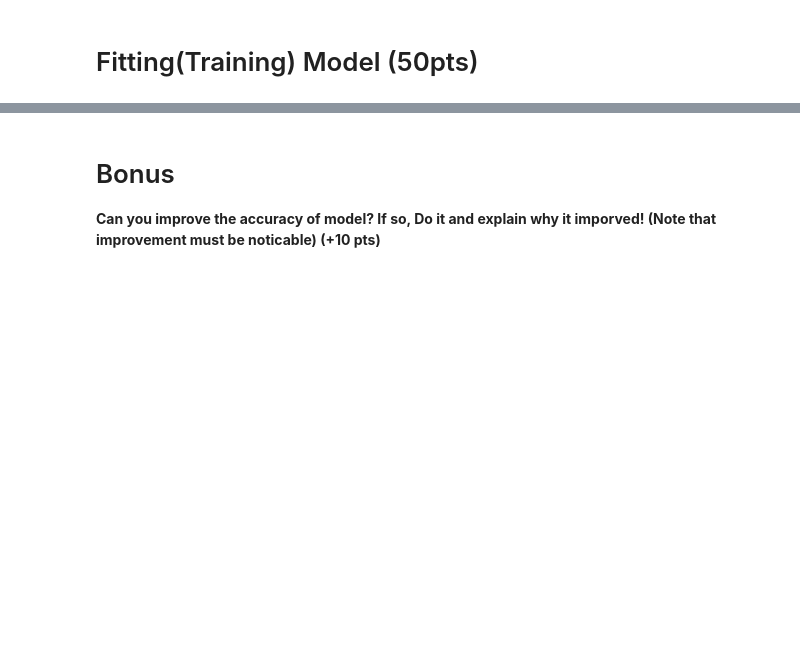
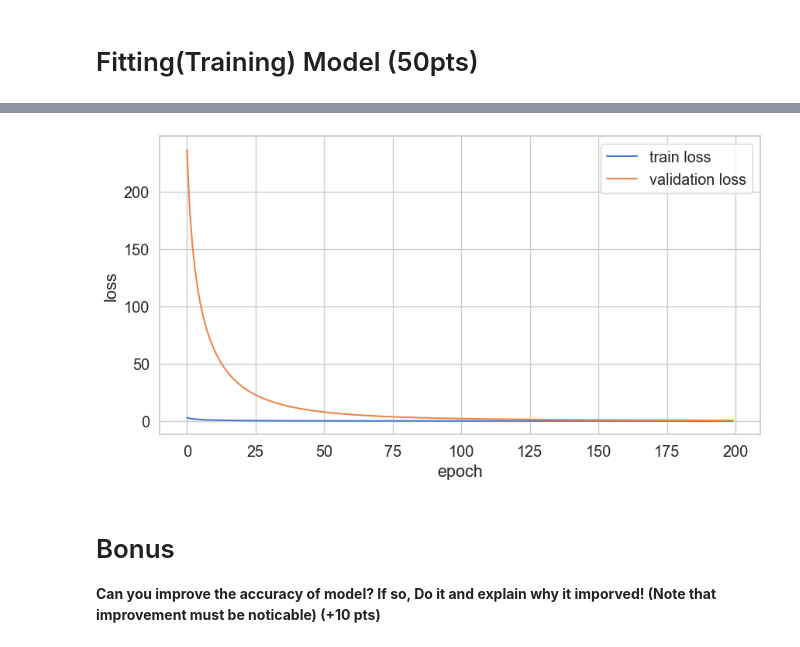
Before and after one commit to Ali-Majlesi/HW1_Deep1401, a Jupyter notebook: DL2022-HW1-P1.ipynb, the cells around one changed output, grey strips where cells are left out. Drawn from its saved outputs; the diff is of its cells as text; code cells hidden in the pictures; blank space fills up the shorter version.

```diff
--- a/DL2022-HW1-P1.ipynb
+++ b/DL2022-HW1-P1.ipynb
@@ -312,6 +312,7 @@ def train_test_split(ratings):
     validation = np.zeros_like(train)
     for k in range(ratings.shape[0]):
         if np.sum(train[k,:] > 0) >= MIN_USER_RATINGS :
+            i = 0
             non_zero_element = [i for i,v in enumerate(ratings[i,:]) if v > 0]
             val_indices = random.sample(non_zero_element,k=DELETE_RATING_COUNT)
             validation[k,val_indices] = train[k,val_indices]
@@ -401,3 +400,16 @@ recommender = Recommender().fit(train, val)
+# %%
+###############################################################################
+# TODO : Plot the loss of train and loss
+###############################################################################
+plt.figure(figsize=(10,5));
+plt.plot(recommender.train_loss,label='train loss');
+plt.plot(recommender.val_loss,label='validation loss');
+plt.xlabel('epoch')
+plt.ylabel('loss')
+plt.legend();
+#TODO
+# %% [output]
+[figure, added]
 # %% [markdown]
 # Bonus
 **Can you improve the accuracy of model? If so, Do it and explain why it imporved! (Note that improvement must be noticable) (+10 pts)**
```
Also changed, not shown: parts of 15 cells of this notebook, 2 other files.
